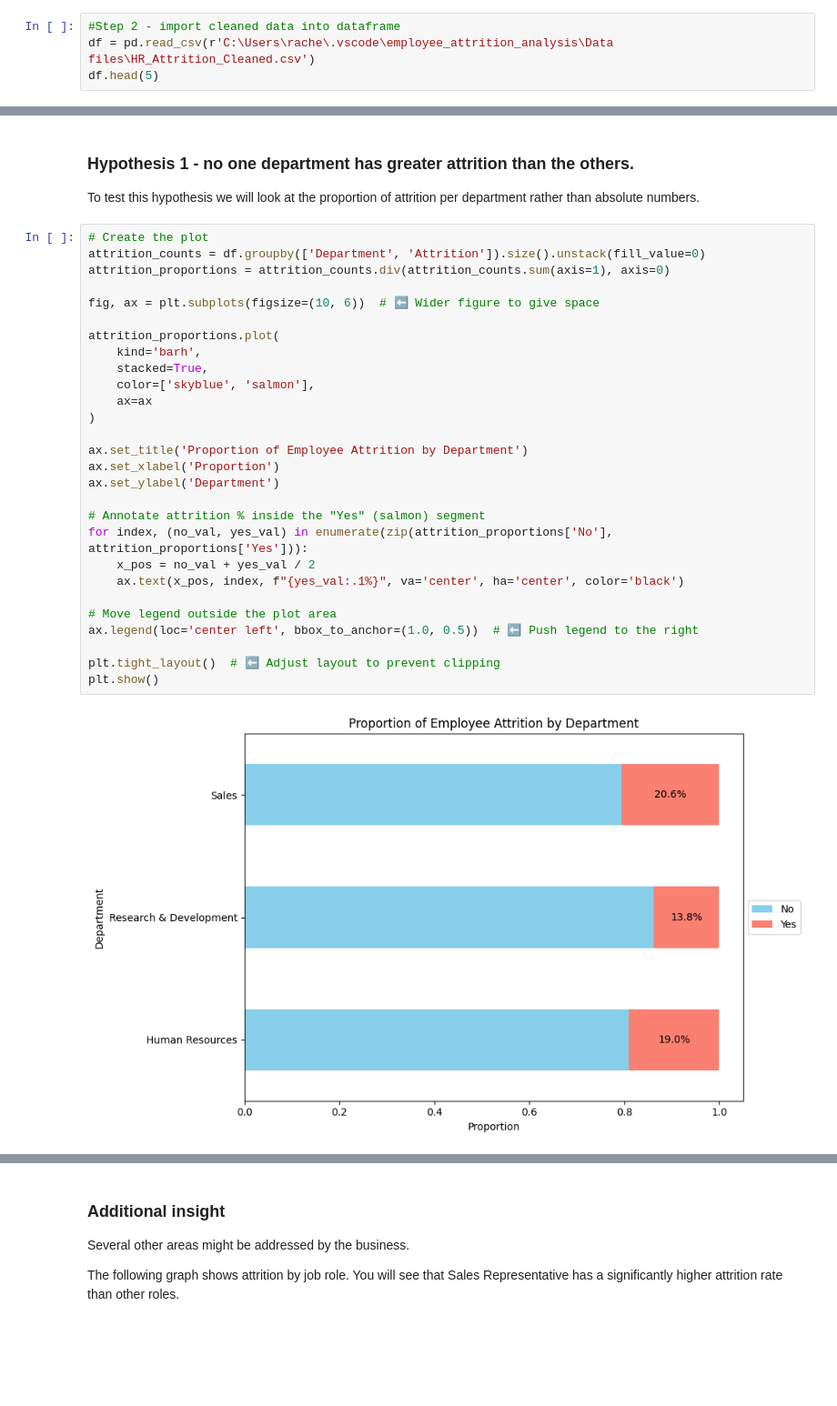
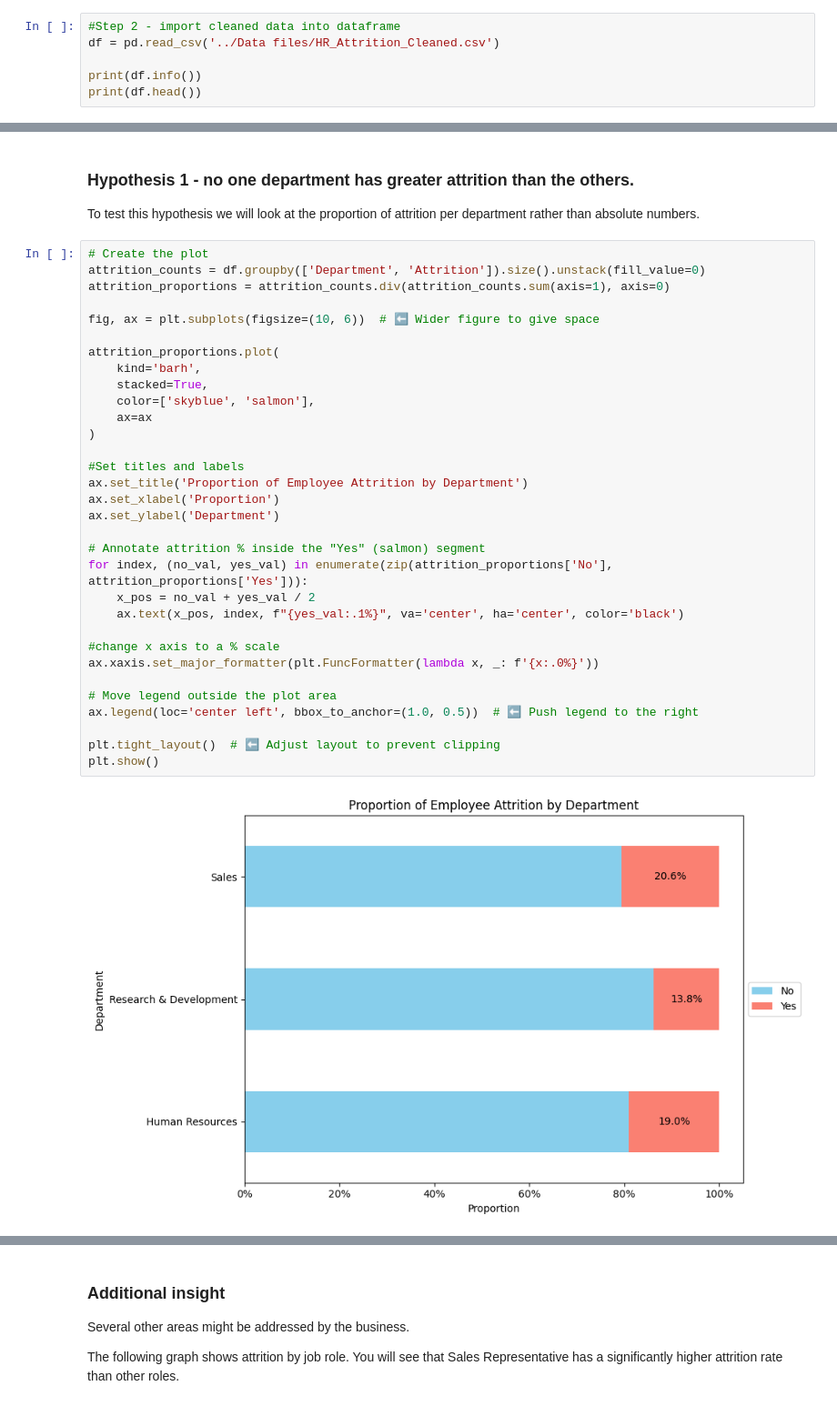
Before and after one commit to illusio666/employee_attrition_analysis, a Jupyter notebook: jupyter_notebooks/employee_attrition_visualisations.ipynb, the cells around one changed output, grey strips where cells are left out. Shown at 91% size. Cells and saved outputs as stored; diff of their text form; blank space fills up the shorter version.

Commit message:
Add hypotheses 1-2 visualisations; update readme in line with findings

```diff
--- a/jupyter_notebooks/employee_attrition_visualisations.ipynb
+++ b/jupyter_notebooks/employee_attrition_visualisations.ipynb
@@ -21,6 +18,8 @@ import sklearn
 %matplotlib inline
 # %%
 #Step 2 - import cleaned data into dataframe
-df = pd.read_csv(r'C:\Users\rache\.vscode\employee_attrition_analysis\Data files\HR_Attrition_Cleaned.csv')
-df.head(5)
+df = pd.read_csv('../Data files/HR_Attrition_Cleaned.csv')
+
+print(df.info())
+print(df.head())
 # %% [output]
@@ -37,31 +48,35 @@ To test this hypothesis we will look at the proportion of attrition per departme
 # %%
 # Create the plot
 attrition_counts = df.groupby(['Department', 'Attrition']).size().unstack(fill_value=0)
 attrition_proportions = attrition_counts.div(attrition_counts.sum(axis=1), axis=0)
 
 fig, ax = plt.subplots(figsize=(10, 6))  # ⬅️ Wider figure to give space
 
 attrition_proportions.plot(
     kind='barh',
     stacked=True,
     color=['skyblue', 'salmon'],
     ax=ax
 )
 
+#Set titles and labels
 ax.set_title('Proportion of Employee Attrition by Department')
 ax.set_xlabel('Proportion')
 ax.set_ylabel('Department')
 
 # Annotate attrition % inside the "Yes" (salmon) segment
 for index, (no_val, yes_val) in enumerate(zip(attrition_proportions['No'], attrition_proportions['Yes'])):
     x_pos = no_val + yes_val / 2
     ax.text(x_pos, index, f"{yes_val:.1%}", va='center', ha='center', color='black')
 
+#change x axis to a % scale
+ax.xaxis.set_major_formatter(plt.FuncFormatter(lambda x, _: f'{x:.0%}'))
+
 # Move legend outside the plot area
 ax.legend(loc='center left', bbox_to_anchor=(1.0, 0.5))  # ⬅️ Push legend to the right
 
 plt.tight_layout()  # ⬅️ Adjust layout to prevent clipping
 plt.show()
 # %% [output]
-[figure, old version]
+[figure, new version]
 # %% [markdown]
```
Also changed, not shown: parts of 26 cells of this notebook, 4 other files.
